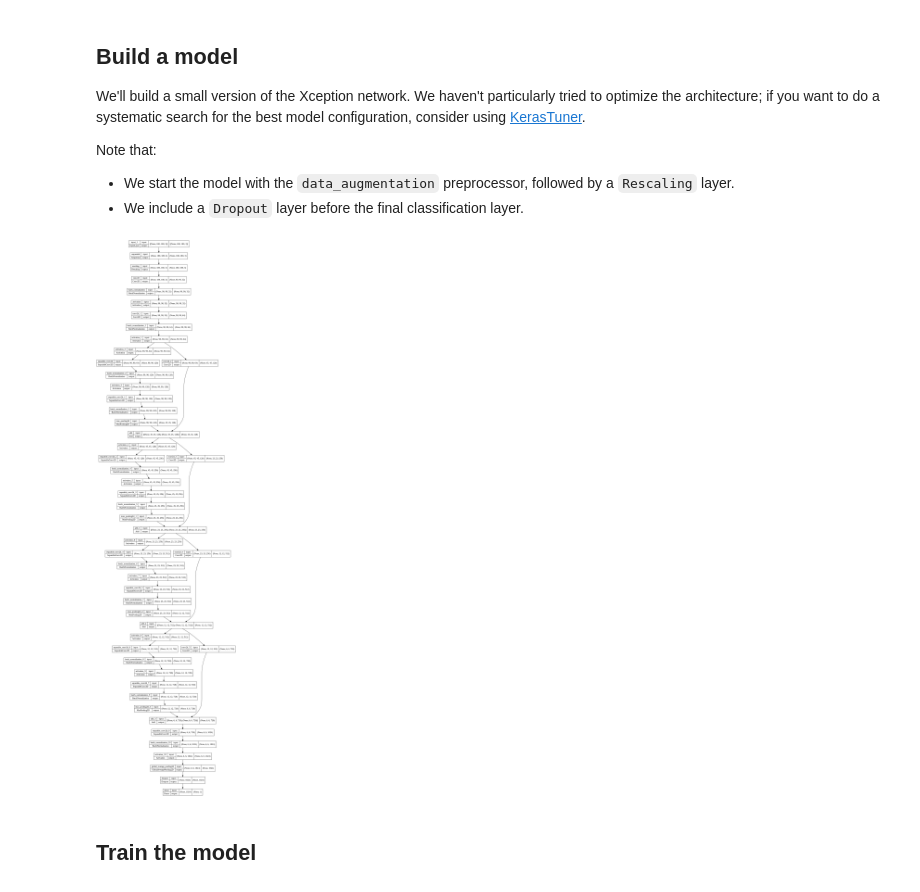
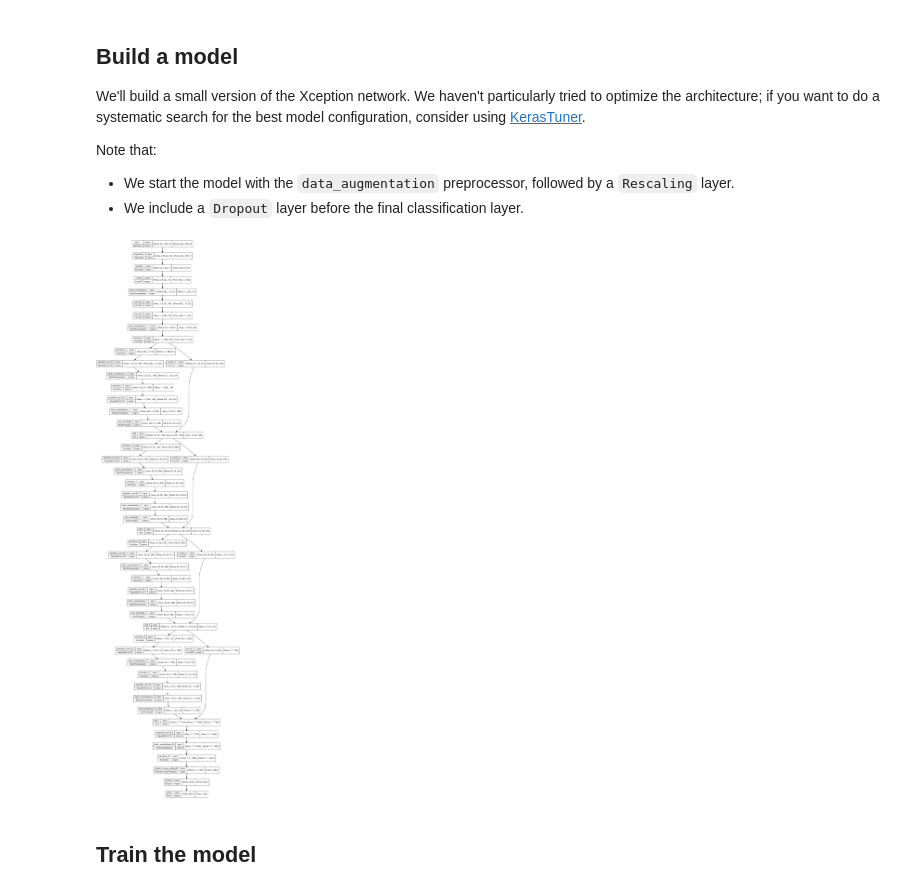
Before and after one commit to KorwinBieniek/kaggle_projects, a Jupyter notebook: notebooks/dogs_cats_classification/stanford_dogs_transfer_learning.ipynb, the cells around one changed output. Drawn from its saved outputs; the diff is of its cells as text; code cells hidden in the pictures.

```diff
--- a/notebooks/dogs_cats_classification/stanford_dogs_transfer_learning.ipynb
+++ b/notebooks/dogs_cats_classification/stanford_dogs_transfer_learning.ipynb
@@ -78,5 +36,8 @@ Cat  Dog
 # %%
-(ds_train, ds_test), ds_info = tfds.load('stanford_dogs',
+image_size = (180, 180)
+batch_size = 32
+
+(train_ds, test_ds), ds_info = tfds.load('stanford_dogs',
                                              split=['train', 'test'],
                                              shuffle_files=True,
                                              as_supervised=True,
@@ -84,0 +91,3 @@ Cat  Dog
+# %%
+num_classes = ds_info.features['label'].num_classes
+print(num_classes)
@@ -298,35 +328,35 @@ def make_model(input_shape, num_classes):
         x = layers.BatchNormalization()(x)
 
         x = layers.MaxPooling2D(3, strides=2, padding="same")(x)
 
         # Project residual
         residual = layers.Conv2D(size, 1, strides=2, padding="same")(
             previous_block_activation
         )
         x = layers.add([x, residual])  # Add back residual
         previous_block_activation = x  # Set aside next residual
 
     x = layers.SeparableConv2D(1024, 3, padding="same")(x)
     x = layers.BatchNormalization()(x)
     x = layers.Activation("relu")(x)
 
     x = layers.GlobalAveragePooling2D()(x)
     if num_classes == 2:
         activation = "sigmoid"
         units = 1
     else:
         activation = "softmax"
         units = num_classes
 
     x = layers.Dropout(0.5)(x)
     outputs = layers.Dense(units, activation=activation)(x)
     return keras.Model(inputs, outputs)
 
 
-model = make_model(input_shape=image_size + (3,), num_classes=2)
+model = make_model(input_shape=(224, 224, 3), num_classes=num_classes)
 keras.utils.plot_model(model, show_shapes=True)
 # %% [output]
-[figure, old version]
+[figure, new version]
 # %% [markdown]
 ## Train the model
 # %%
```
Also changed, not shown: parts of 14 cells of this notebook.
